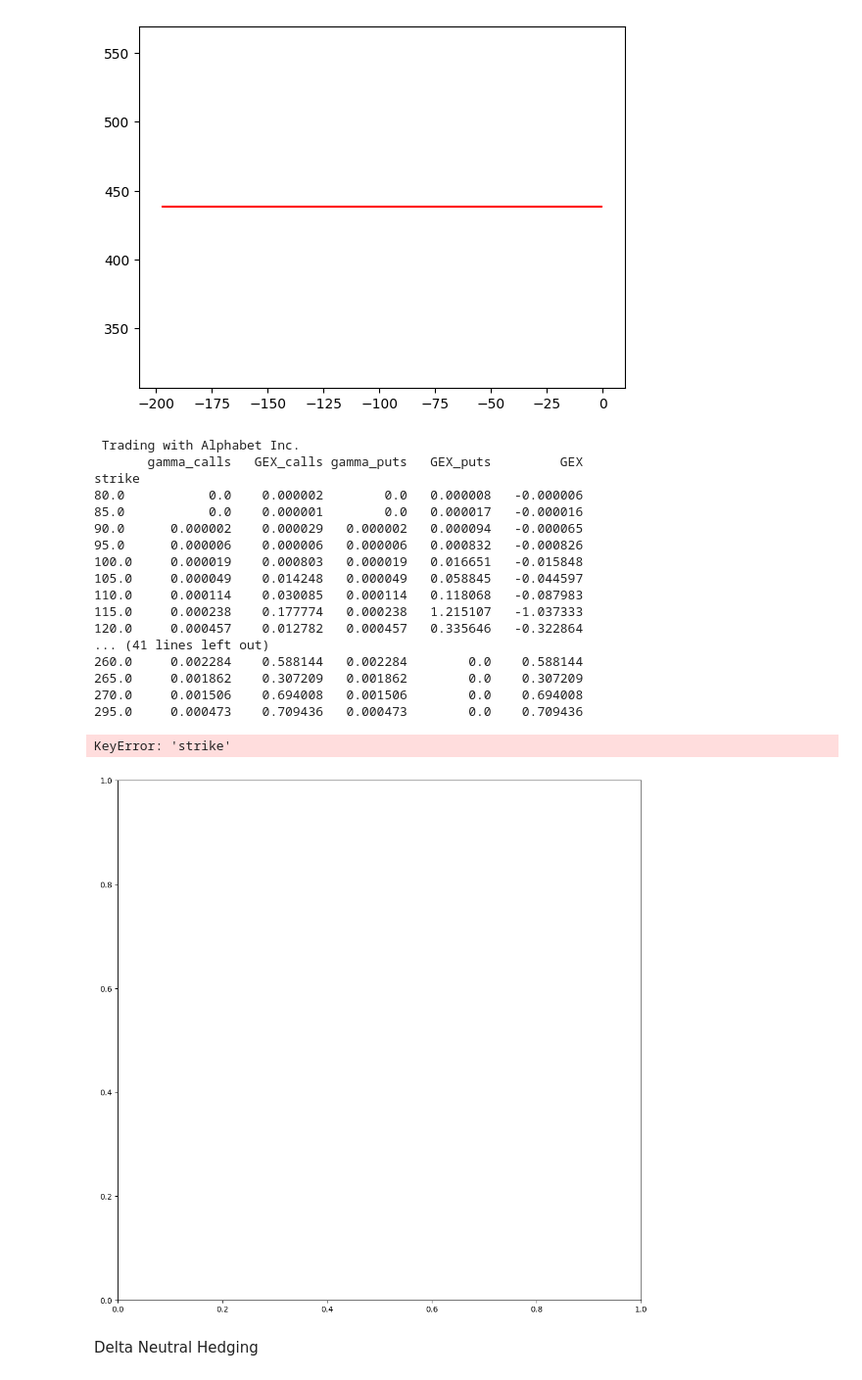
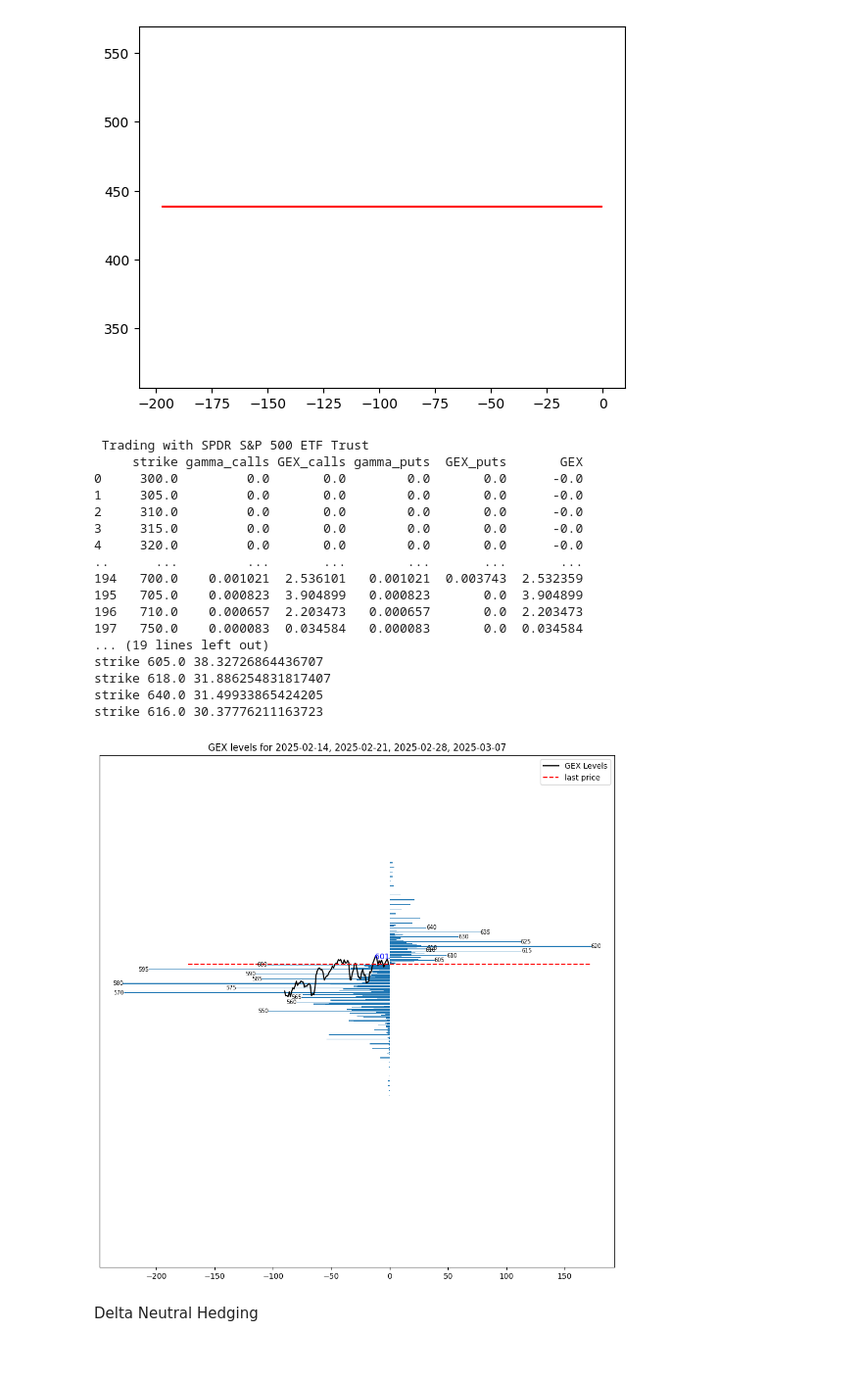
Before and after one commit to JonathanMasih/DatePicker, a Jupyter notebook: gexxer_reveal_gex_levels.ipynb, the cells around one changed output. Shown: that part at 98% size. Cells and saved outputs as stored; diff of their text form; code cells hidden in the pictures.

```diff
--- a/gexxer_reveal_gex_levels.ipynb
+++ b/gexxer_reveal_gex_levels.ipynb
@@ -495,59 +495,58 @@ tickers_ninjatrader = ['SPY']
 
 
 # ONLY FUTURES & OPTIONS compatible with yahoo finance
-TICKER = "GOOGL"
+TICKER = "SPY"
 
 period_asset_price="max"
 period_asset_price="90d"
 
 #avaiable_expiration_dates = "[2023-06-02, 2023-06-09, 2023-06-16, 2023-06-23, 2023-06-30, 2023-07-07, 2023-07-21, 2023-08-18, 2023-09-15, 2023-10-20, 2023-11-17, 2023-12-15, 2024-01-19, 2024-03-15, 2024-06-21, 2024-09-20, 2024-12-20, 2025-01-17, 2025-06-20, 2025-12-19]"
 #avaiable_expiration_dates = [i.replace('[','').replace(']','').replace(' ','') for i in avaiable_expiration_dates.split(',')]
 
 #expiration_date = avaiable_expiration_dates[4]
 #expiration_date = "2025-02-14"
 
 
 
 
 #asset_data , merged_df = get_gex_dataframe( ticker = TICKER, expiration_date = expiration_date , period=period_asset_price )
 
 #print(merged_df.columns)
 
 #final_plot(asset_data, merged_df,
 #          show_strike=True,
 #          set_boundries=False,
 #          title=f"GEX levels \n {TICKER} expiration date {expiration_date} ")
 
 # Example usage with 4 dates
 expiration_dates = ["2025-02-14", "2025-02-21", "2025-02-28", "2025-03-07"]
 asset_data, merged_df = get_gex_dataframe(ticker=TICKER, expiration_dates=expiration_dates, period="90d")
 print(merged_df)
 
 # Plotting the result
 final_plot(asset_data, merged_df,
           show_strike=True,
           set_boundries=False,
           title=f"GEX levels for {', '.join(expiration_dates)}")
 # %% [output]
- Trading with Alphabet Inc.
-       gamma_calls   GEX_calls gamma_puts   GEX_puts         GEX
-strike
-80.0           0.0    0.000002        0.0   0.000008   -0.000006
-85.0           0.0    0.000001        0.0   0.000017   -0.000016
-90.0      0.000002    0.000029   0.000002   0.000094   -0.000065
-95.0      0.000006    0.000006   0.000006   0.000832   -0.000826
-100.0     0.000019    0.000803   0.000019   0.016651   -0.015848
-105.0     0.000049    0.014248   0.000049   0.058845   -0.044597
-110.0     0.000114    0.030085   0.000114   0.118068   -0.087983
-115.0     0.000238    0.177774   0.000238   1.215107   -1.037333
-120.0     0.000457    0.012782   0.000457   0.335646   -0.322864
-... (41 lines left out)
-260.0     0.002284    0.588144   0.002284        0.0    0.588144
-265.0     0.001862    0.307209   0.001862        0.0    0.307209
-270.0     0.001506    0.694008   0.001506        0.0    0.694008
-295.0     0.000473    0.709436   0.000473        0.0    0.709436
+ Trading with SPDR S&P 500 ETF Trust
+     strike gamma_calls GEX_calls gamma_puts  GEX_puts       GEX
+0     300.0         0.0       0.0        0.0       0.0      -0.0
+1     305.0         0.0       0.0        0.0       0.0      -0.0
+2     310.0         0.0       0.0        0.0       0.0      -0.0
+3     315.0         0.0       0.0        0.0       0.0      -0.0
+4     320.0         0.0       0.0        0.0       0.0      -0.0
+..      ...         ...       ...        ...       ...       ...
+194   700.0    0.001021  2.536101   0.001021  0.003743  2.532359
+195   705.0    0.000823  3.904899   0.000823       0.0  3.904899
+196   710.0    0.000657  2.203473   0.000657       0.0  2.203473
+197   750.0    0.000083  0.034584   0.000083       0.0  0.034584
+... (19 lines left out)
+strike 605.0 38.32726864436707
+strike 618.0 31.886254831817407
+strike 640.0 31.49933865424205
+strike 616.0 30.37776211163723
-KeyError: 'strike'
-[figure, old version]
+[figure, new version]
 # %% [markdown]
 Delta Neutral Hedging
 # %%
```
